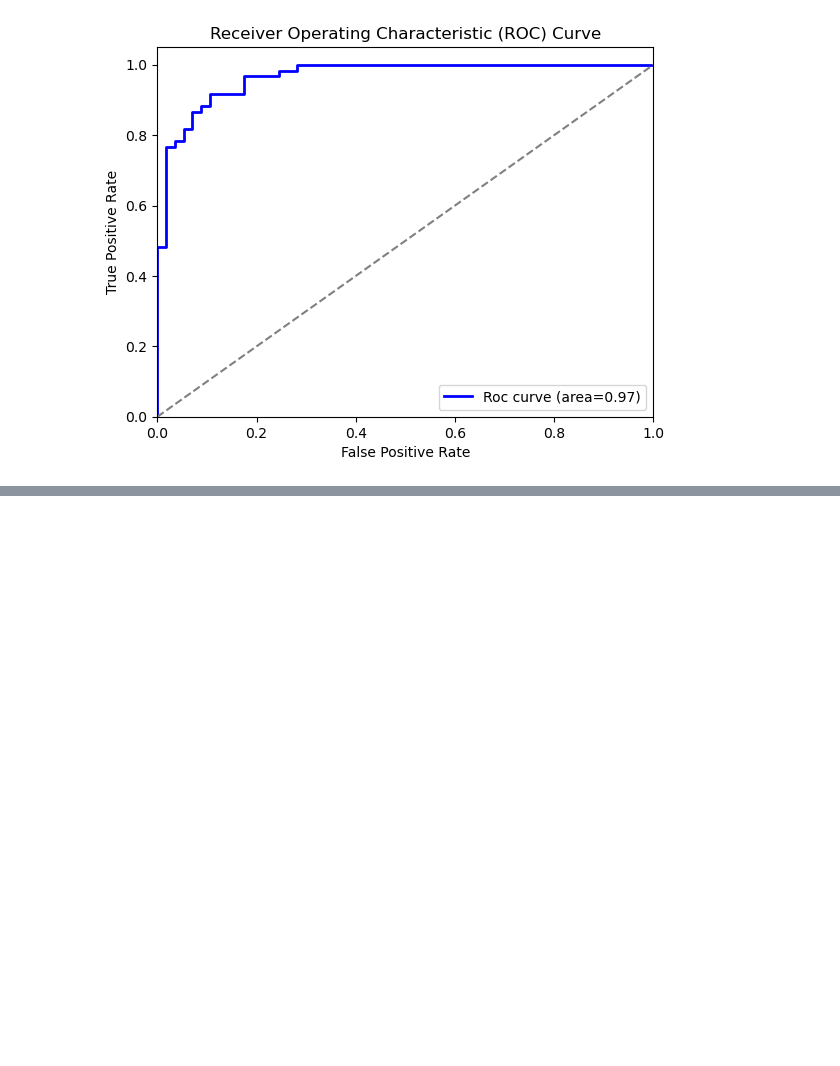
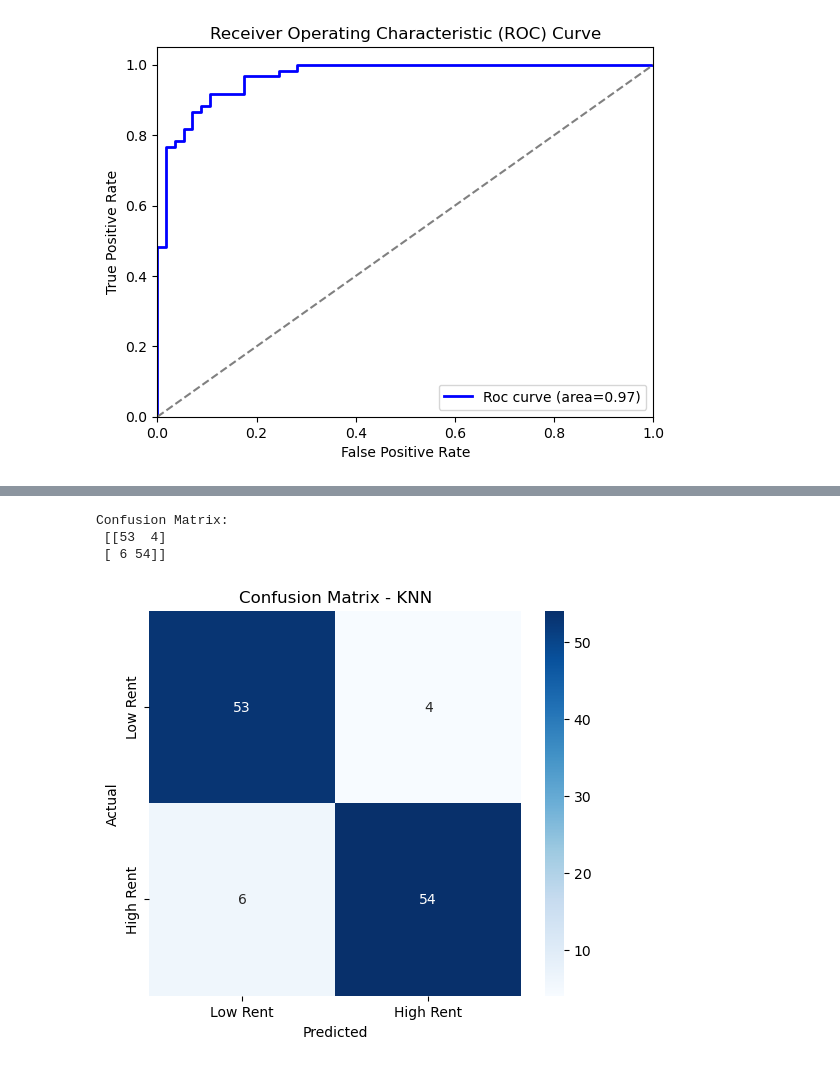
Before and after one commit to nikita98062/Banglore_PG_Analysis, a Jupyter notebook: PG Analysis Project/PG_analysis.ipynb, the cells around one changed output, grey strips where cells are left out. Drawn from its saved outputs; the diff is of its cells as text; code cells hidden in the pictures; blank space fills up the shorter version.

```diff
--- a/PG Analysis Project/PG_analysis.ipynb
+++ b/PG Analysis Project/PG_analysis.ipynb
@@ -921,0 +927,3 @@ plt.show()
+# %%
+knn_model=KNeighborsClassifier(n_neighbors=5)
+knn_model.fit(x_train,y_train)
@@ -921,0 +932,3 @@ plt.show()
+# %%
+knn_pred=knn_model.predict(x_test)
+knn_pred
@@ -921,0 +960,18 @@ plt.show()
+# %%
+knn_cm = confusion_matrix(y_test, knn_pred)
+print("Confusion Matrix:\n", knn_cm)
+# %% [output]
+Confusion Matrix:
+ [[53  4]
+ [ 6 54]]
+# %%
+# Plot Confusion Matrix
+
+plt.figure(figsize=(6, 5))
+sns.heatmap(knn_cm, annot=True, fmt='d', cmap='Blues', xticklabels=['Low Rent', 'High Rent'], yticklabels=['Low Rent', 'High Rent'])
+plt.xlabel('Predicted')
+plt.ylabel('Actual')
+plt.title('Confusion Matrix - KNN')
+plt.show()
+# %% [output]
+[figure, added]
```
Also changed, not shown: parts of 40 cells of this notebook.
